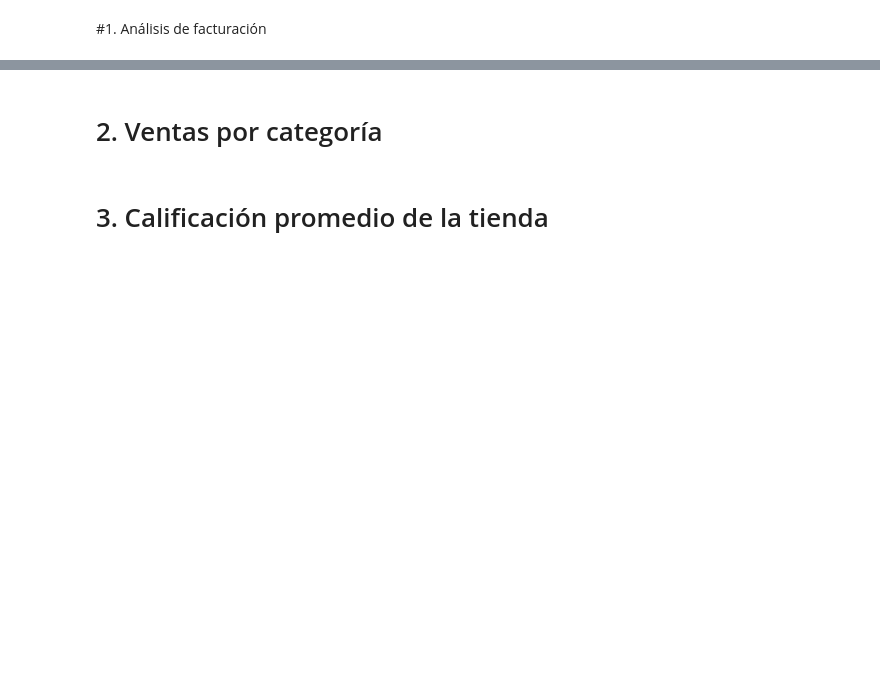
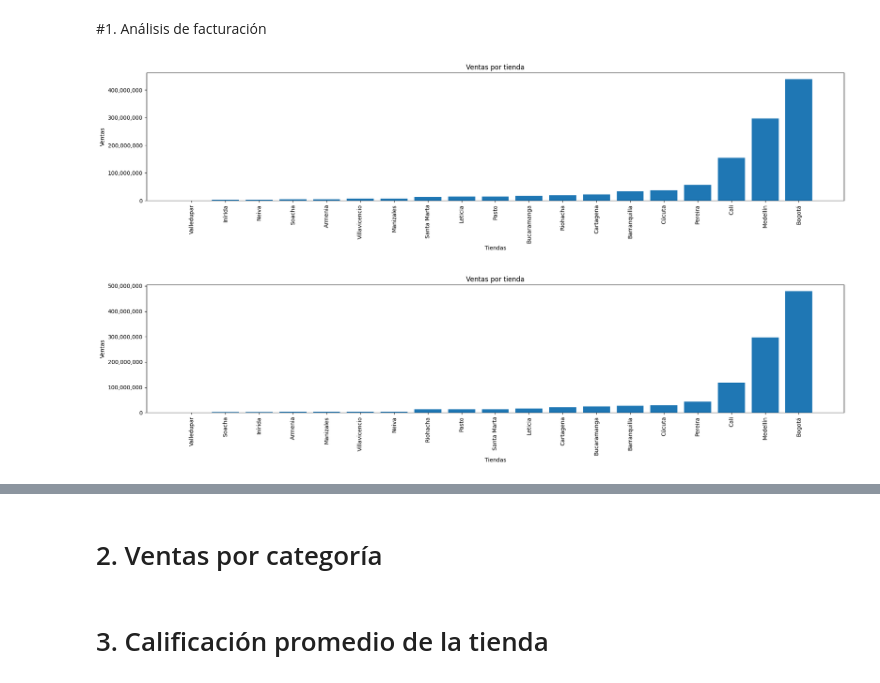
Before and after one commit to Deus-sueD/Callenge-Data-Science, a Jupyter notebook: AluraStoreLatam.ipynb, the cells around one changed output, grey strips where cells are left out. Drawn from its saved outputs; the diff is of its cells as text; code cells hidden in the pictures; blank space fills up the shorter version.

```diff
--- a/AluraStoreLatam.ipynb
+++ b/AluraStoreLatam.ipynb
@@ -26,2 +51,82 @@ tienda.head()
 # %% [markdown]
 #1. Análisis de facturación
+# %%
+from matplotlib import pyplot as plt
+
+def graficar(tienda):
+  Tiendasportabla = tienda['Lugar de Compra']
+  Tiendasunicasportabla = list(set(Tiendasportabla))
+
+  ventastotales = []
+  ventasportienda = []
+
+  for x in Tiendasunicasportabla:
+    #Agrega a una lista de tuplas los valores de la ciudad y ademas todos los valores de venta
+    ventasportienda.append((x,tienda[tienda['Lugar de Compra'] == x]['Precio']))
+    #Agrega a una lista de tuplas los valores de la ciudad y la suma de todas sus ventas
+    ventastotales.append((x,float(tienda[tienda['Lugar de Compra'] == x]['Precio'].sum())))
+
+  #Separamos la lista de tupplas con zip
+  ciudad, venta = zip(*ventastotales)
+
+  #definimos el tamaño de la grafica
+
+  fig_width = max(10, len(ciudad))
+  fig_height = 5
+  plt.figure(figsize=(fig_width, fig_height))
+
+  #Imprimimos grafica
+  plt.bar(ciudad, venta)
+  plt.title('Ventas por tienda')
+  plt.xlabel('Tiendas')
+  plt.ylabel('Ventas')
+
+  #mostrar las etiquetas de x verticalmente
+  plt.xticks(rotation=90)
+
+  #ajusta el tamaño de las etiquetas
+
+  #formatear el eje y para que muestre valores de miles(ambas formas son lo mismo)
+  #plt.gca().yaxis.set_major_formatter(plt.FuncFormatter(lambda x, loc: "{:,}".format(int(x))))
+  plt.gca().yaxis.set_major_formatter(plt.FuncFormatter(lambda x, _: f"{int(x):,}"))
+  plt.tight_layout()
+  plt.show()
+
+def Tiendaspordf(tienda):
+  Tiendasunicasportabla = list(set(tienda['Lugar de Compra']))
+
+  ventastotales = [(x,float(tienda[tienda['Lugar de Compra'] == x]['Precio'].sum())) for x in Tiendasunicasportabla]
+  '''
+  Si quereemos retornar de mayor a menor:
+  return sorted(ventastotales, key=lambda x: x[1], reverse=True)
+  '''
+  #Retornamos de menor a mayor las ventas
+  return sorted(ventastotales, key=lambda x: x[1])
+
+def graficardemayoraminor(ventasxtienda):
+  ciudad, venta = zip(*ventasxtienda)
+  fig_width = max(10, len(ciudad))
+  fig_height = 5
+  plt.figure(figsize=(fig_width, fig_height))
+  plt.bar(ciudad, venta)
+  plt.title('Ventas por tienda')
+  plt.xlabel('Tiendas')
+  plt.ylabel('Ventas')
+  plt.xticks(rotation=90)
+  plt.gca().yaxis.set_major_formatter(plt.FuncFormatter(lambda x, _: f"{int(x):,}"))
+  plt.tight_layout()
+  plt.show()
+  return
+
+ventastotalestienda = Tiendaspordf(tienda)
+ventastotalestienda2 = Tiendaspordf(tienda2)
+ventastotalestienda3 = Tiendaspordf(tienda3)
+ventastotalestienda4 = Tiendaspordf(tienda4)
+
+graficardemayoraminor(ventastotalestienda)
+graficardemayoraminor(ventastotalestienda2)
+graficardemayoraminor(ventastotalestienda3)
+graficardemayoraminor(ventastotalestienda4)
+# %% [output]
+[figure, added]
+[figure, added]
```
Also changed, not shown: parts of 5 cells of this notebook.
